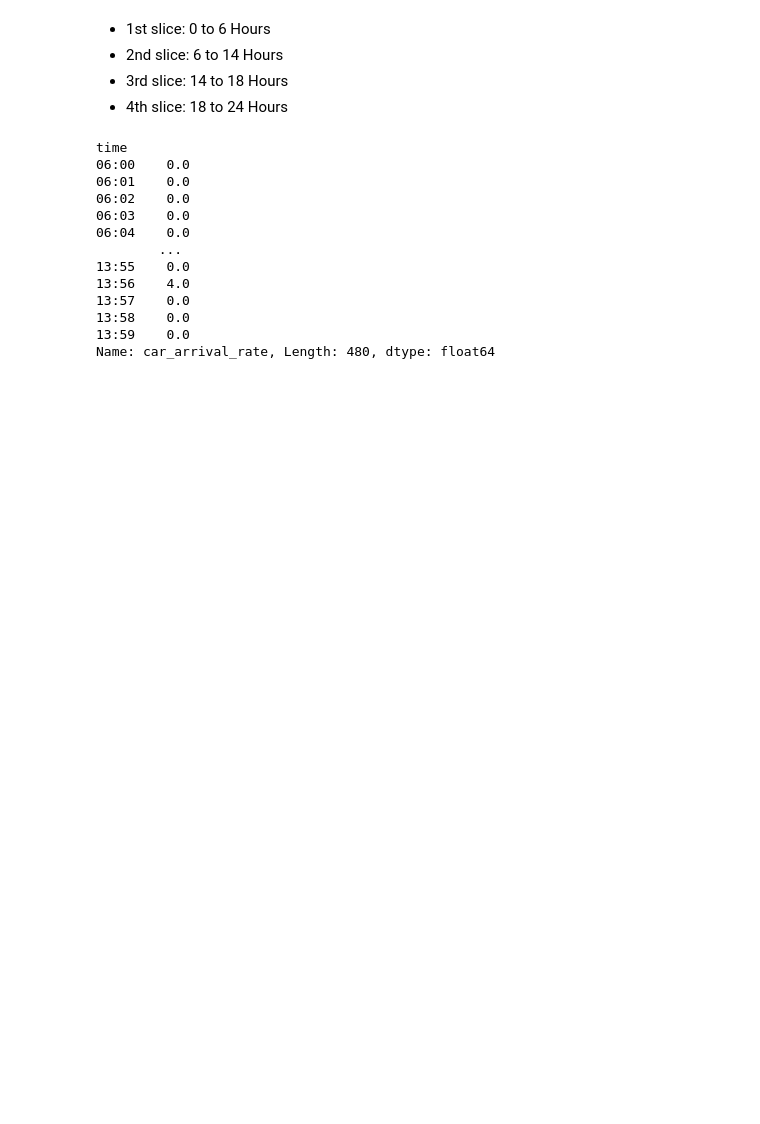
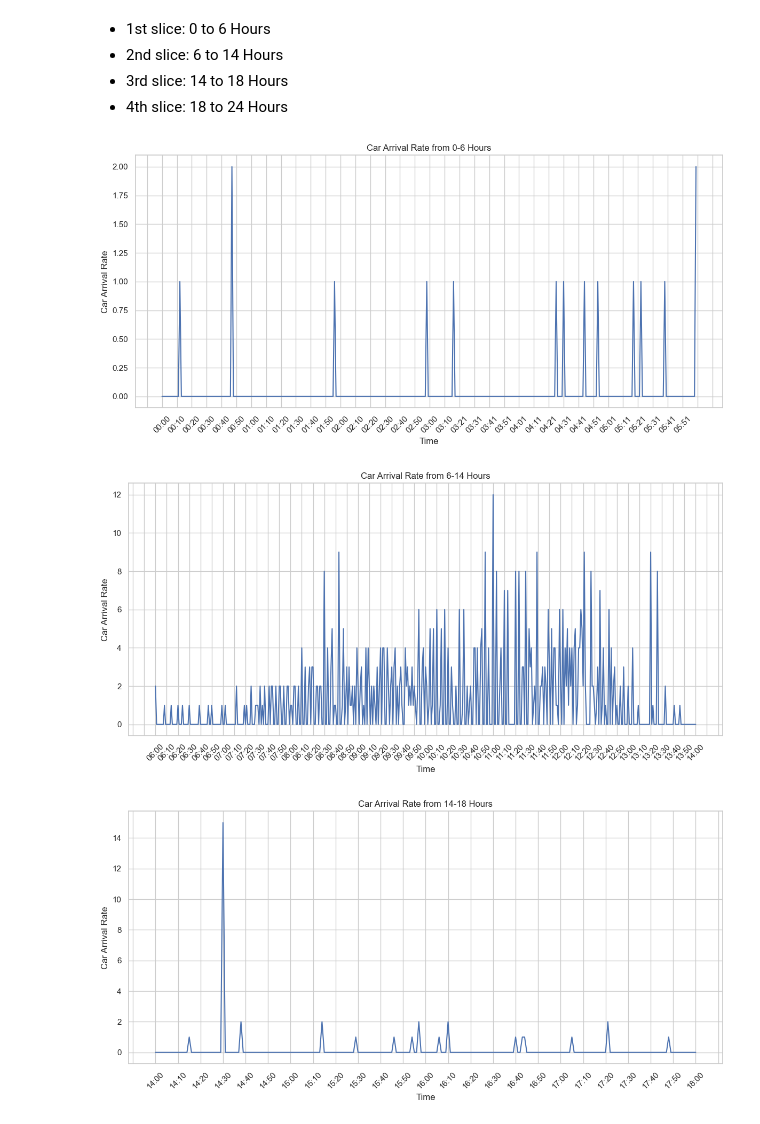
Before and after one commit to Samuellmk/Mechanized-Carpark-Simulation, a Jupyter notebook: data/car_arrival_distribution.ipynb, the cells around one changed output. Drawn from its saved outputs; the diff is of its cells as text; code cells hidden in the pictures; blank space fills up the shorter version.

```diff
--- a/data/car_arrival_distribution.ipynb
+++ b/data/car_arrival_distribution.ipynb
@@ -9,3 +9,5 @@ from statsmodels.tsa.stattools import adfuller
 # %%
 files = os.listdir()
 csv_files = [file for file in files if file.endswith(".csv")]
+
+sns.set(style="whitegrid")
@@ -103,7 +168,8 @@ avg_df['car_arrival_rate'] = avg_df['carparkOccupancy_diff'] / time_interval_min
 
 # Fill NaN values in the first row with 0 (since there's no previous data to calculate the difference)
 avg_df['car_arrival_rate'].fillna(0, inplace=True)
+# Now, your DataFrame 'avg_df' will contain the car arrival rate as a new column
+avg_df[["carparkOccupancy_mean","car_arrival_rate"]].loc["00:00":"07:00"]
+avg_df['car_arrival_rate'] = avg_df['car_arrival_rate'].clip(lower=0)
 
-# Now, your DataFrame 'avg_df' will contain the car arrival rate as a new column
-avg_df[["carparkOccupancy_mean","car_arrival_rate"]].loc["07:00":"08:00"]
-avg_df[["carparkOccupancy_mean","car_arrival_rate"]].to_csv('out.csv')
+arrival_df = avg_df[["timestamp","car_arrival_rate"]].copy()
@@ -147,19 +178,44 @@ See the caveats in the documentation: https://pandas.pydata.org/pandas-docs/stab
 - 2nd slice: 6 to 14 Hours
 - 3rd slice: 14 to 18 Hours
 - 4th slice: 18 to 24 Hours
-# %%
-time_range_df["car_arrival_rate"]
-# %% [output]
-time
-06:00    0.0
-06:01    0.0
-06:02    0.0
-06:03    0.0
-06:04    0.0
-        ...
-13:55    0.0
-13:56    4.0
-13:57    0.0
-13:58    0.0
-13:59    0.0
-Name: car_arrival_rate, Length: 480, dtype: float64
+# %%
+from os.path import join
+# Define the time slices
+time_slices = [
+    ("0-6 Hours", ("00:00", "06:00")),
+    ("6-14 Hours", ("06:00", "14:00")),
+    ("14-18 Hours", ("14:00", "18:00")),
+    ("18-24 Hours", ("18:00", "24:00"))
+]
+
+# Create subplots and save CSV files for each time slice
+for slice_name, (start_time, end_time) in time_slices:
+    # Filter the DataFrame for the current time slice
+    mask = (arrival_df['timestamp'] >= start_time) & (arrival_df['timestamp'] <= end_time)
+    sliced_df = arrival_df[mask]
+
+    # Create a new subplot
+    plt.figure(figsize=(12, 6))
+    plt.plot(sliced_df["timestamp"], sliced_df['car_arrival_rate'])
+    plt.title('Car Arrival Rate from %s' % slice_name)
+    plt.xlabel('Time')
+    plt.ylabel('Car Arrival Rate')
+    plt.xticks(rotation=45)
+
+    ax = plt.gca()
+    loc = plticker.MultipleLocator(base=10.0)
+    ax.xaxis.set_major_locator(loc)
+
+    plt.grid(True)
+    plt.tight_layout()
+
+    # Save the current subplot as a CSV file
+    csv_filename = f"{slice_name}.csv"
+    sliced_df.to_csv(join("slices", csv_filename), index=False)
+
+    # Show and save the current subplot
+    plt.show()
+# %% [output]
+[figure, added]
+[figure, added]
+[figure, added]
```
Also changed, not shown: parts of 10 cells of this notebook, 32 other files.
